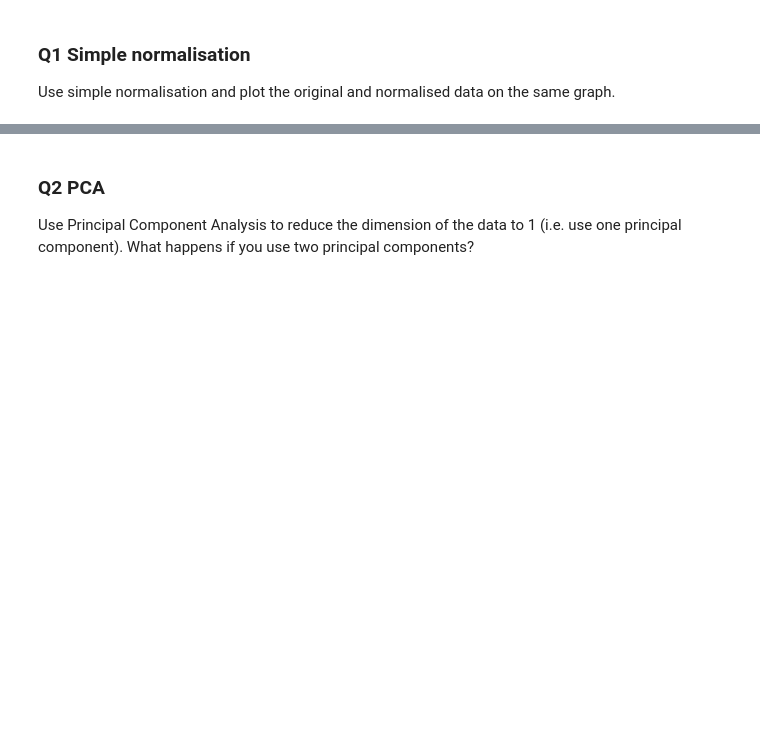
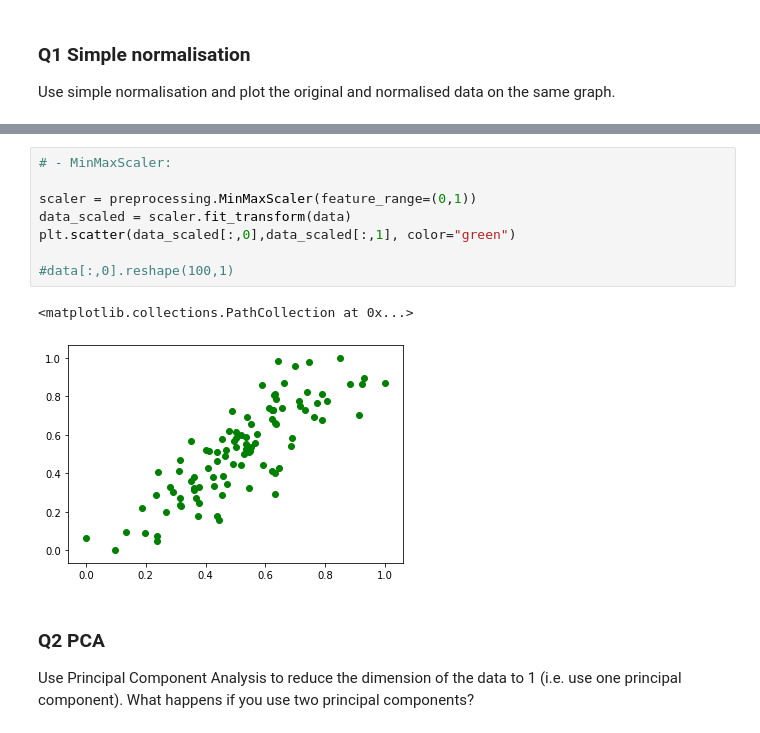
Before and after one commit to LordLean/Machine-Learning, a Jupyter notebook: ML_Labs/Lab3.ipynb, the cells around one changed output, grey strips where cells are left out. Cells and saved outputs as stored; diff of their text form; blank space fills up the shorter version.

```diff
--- a/ML_Labs/Lab3.ipynb
+++ b/ML_Labs/Lab3.ipynb
@@ -292,3 +330,14 @@ graph.
+# %%
+# - MinMaxScaler:
+
+scaler = preprocessing.MinMaxScaler(feature_range=(0,1))
+data_scaled = scaler.fit_transform(data)
+plt.scatter(data_scaled[:,0],data_scaled[:,1], color="green")
+
+#data[:,0].reshape(100,1)
+# %% [output]
+<matplotlib.collections.PathCollection at 0x...>
+[figure, added]
 # %% [markdown]
 ### Q2 PCA
 
```
Also changed, not shown: parts of 13 cells of this notebook.
